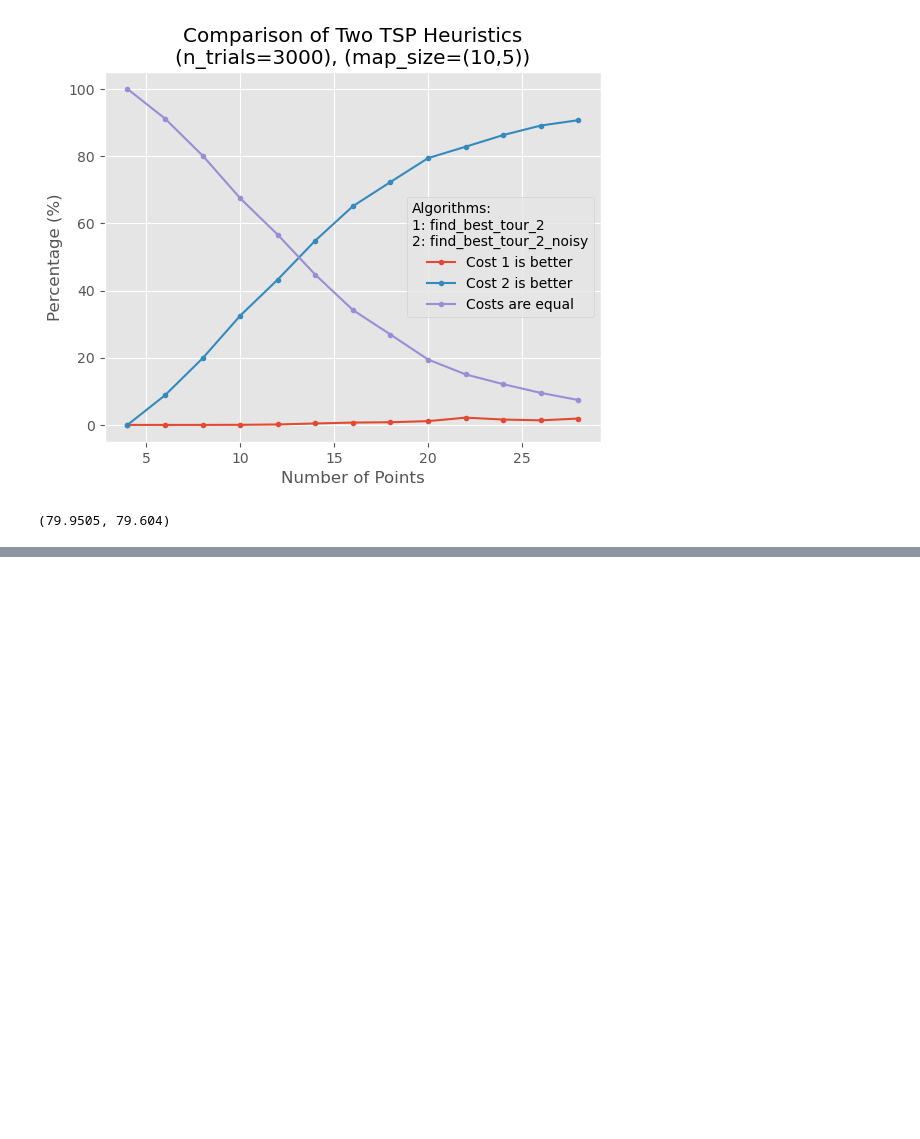
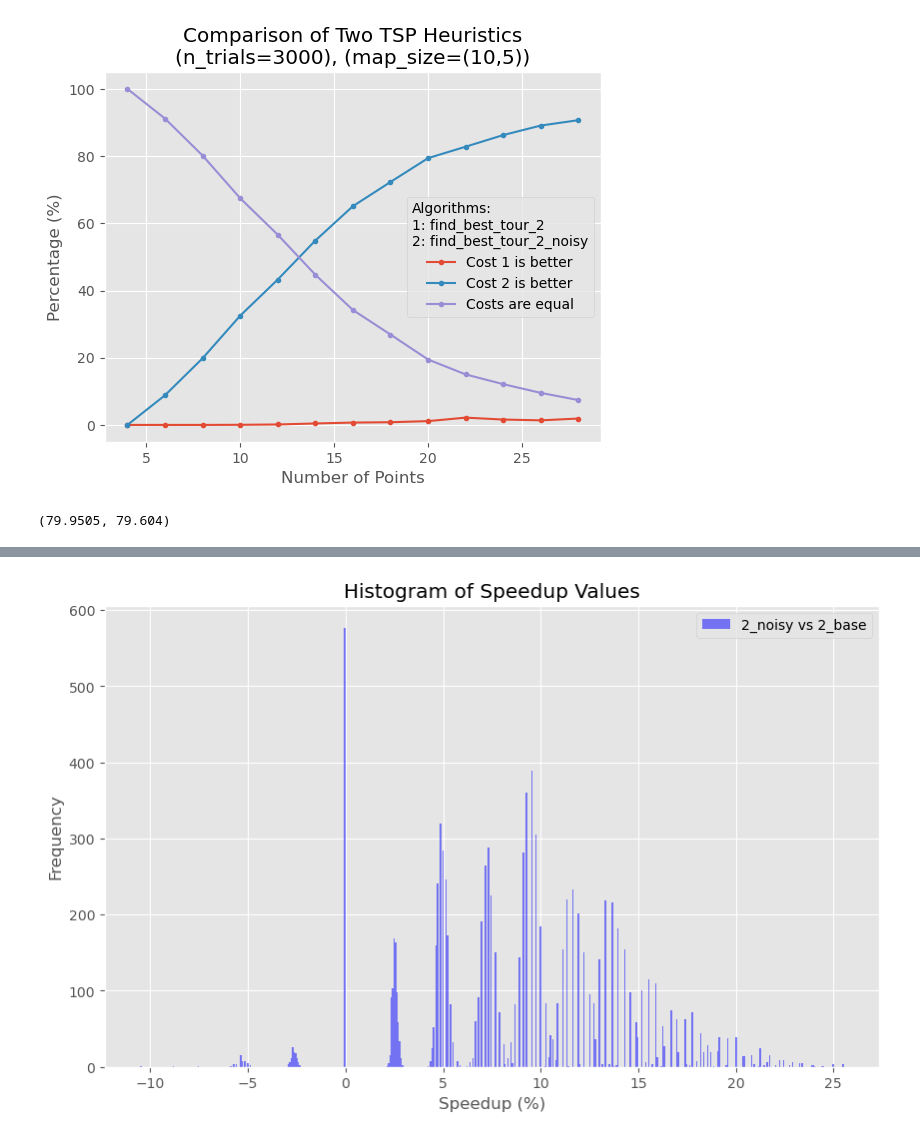
Before and after one commit to mkhlyzov/Tutoring_Dima, a Jupyter notebook: SE1/TSP_heuristics/TSP_heuristics.ipynb, the cells around one changed output, grey strips where cells are left out. Saved outputs shown, nothing was run; the diff lists cells and outputs as text; code cells hidden in the pictures; blank space fills up the shorter version.

Commit message:
SE1 TSP heuristics comparison logs

```diff
--- a/SE1/TSP_heuristics/TSP_heuristics.ipynb
+++ b/SE1/TSP_heuristics/TSP_heuristics.ipynb
@@ -581,0 +662,12 @@ np.mean(costs1), np.mean(costs2)
+# %%
+filename = "logs/tsp_heuristics_cost_comparison_points30_map(10, 5)_noise15.pkl"
+results = load_results(filename)
+cost1_base_list = results["cost1_base_list"]
+cost2_base_list = results["cost2_base_list"]
+cost1_noisy_list = results["cost1_noisy_list"]
+cost2_noisy_list = results["cost2_noisy_list"]
+
+# print_speedup_comparison(cost1_base_list, cost2_base_list)
+# print_speedup_comparison(cost1_noisy_list, cost2_noisy_list)
+# print_speedup_comparison(cost1_base_list, cost1_noisy_list)
+print_speedup_comparison(cost2_base_list, cost2_noisy_list)
@@ -581,0 +684,13 @@ np.mean(costs1), np.mean(costs2)
+# %%
+# plot histogram of speedup values
+plt.style.use("ggplot")
+plt.figure(figsize=(10, 6))
+speedup = calculate_speedup(cost2_base_list, cost2_noisy_list)
+plt.hist(speedup, bins=500, alpha=0.5, label='2_noisy vs 2_base', color='blue')
+plt.xlabel('Speedup (%)')
+plt.ylabel('Frequency')
+plt.title('Histogram of Speedup Values')
+plt.legend()
+plt.show()
+# %% [output]
+[figure, added]
```
Also changed, not shown: parts of 11 cells of this notebook, 11 other files.
